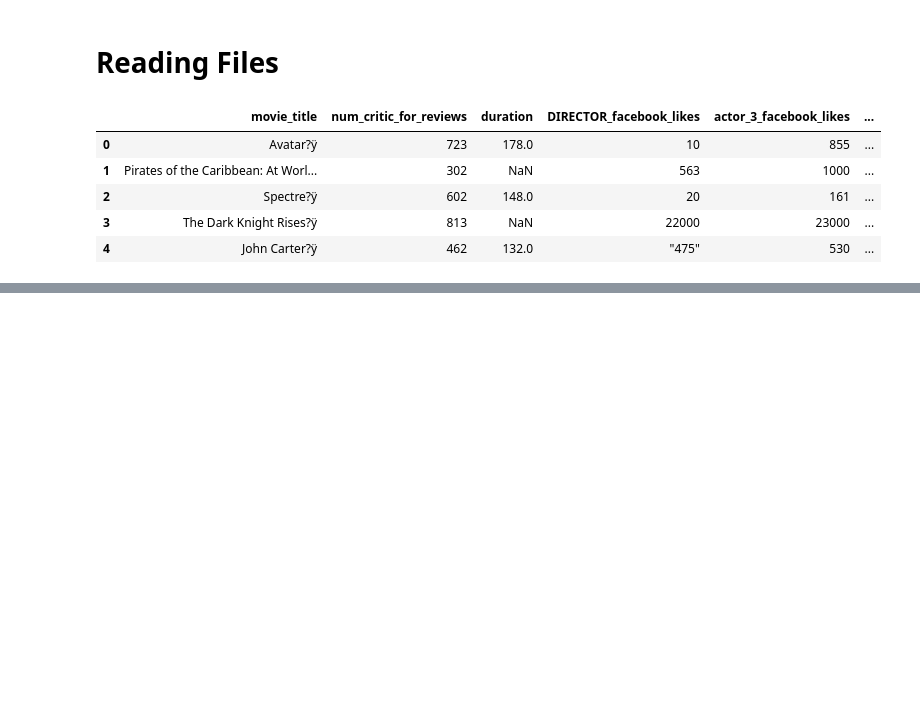
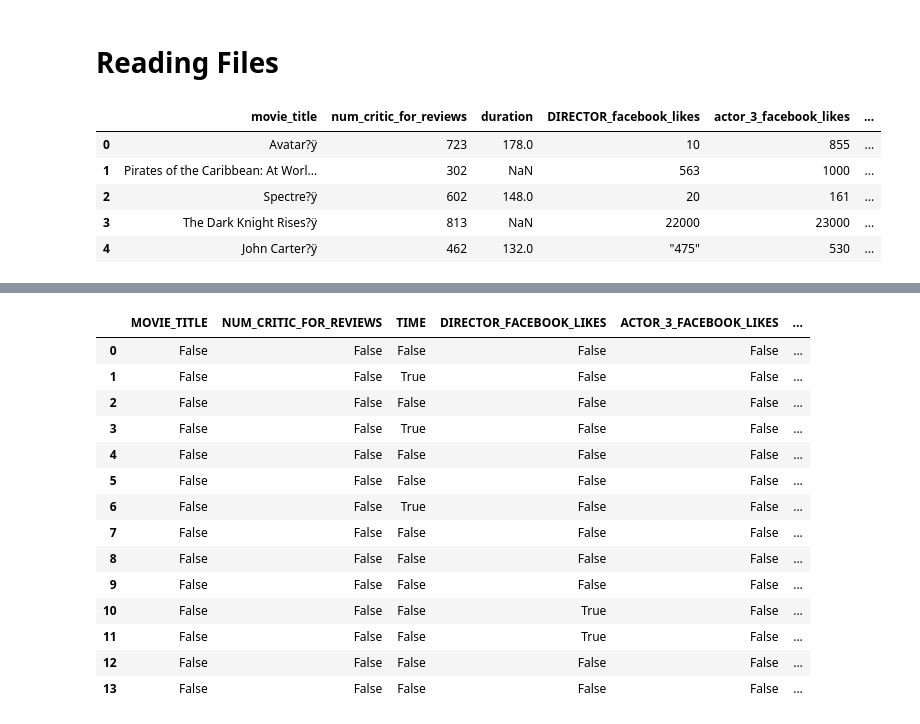
Before and after one commit to dariushazimi/notebooks, a Jupyter notebook: PandasPractices/Data_Cleaning_With_Python.ipynb, the cells around one changed output, grey strips where cells are left out. Drawn from its saved outputs; the diff is of its cells as text; code cells hidden in the pictures; blank space fills up the shorter version.

Commit message:
Dealing with missing values and counting NANs

```diff
--- a/PandasPractices/Data_Cleaning_With_Python.ipynb
+++ b/PandasPractices/Data_Cleaning_With_Python.ipynb
@@ -19,6 +19,6 @@ import pandas as pd
 
 # lets encode the file
 # %%
-df1 = pd.read_csv("unclean_data.csv", encoding="latin1")
+df = pd.read_csv("unclean_data.csv", encoding="latin1")
 # %%
 # You can also open the file in an editor and do a save as with encoding utf8
@@ -32,0 +69,3 @@ df1.head()
+# %%
+df.columns = df.columns.str.upper()
+df.columns
@@ -32,0 +94,5 @@ df1.head()
+# %%
+# But it still shows duration
+# Lets save it in place
+df.rename(columns={"DURATION": "TIME"}, inplace=True)
+df.columns
@@ -32,0 +118,20 @@ df1.head()
+# %%
+df.isnull()
+# anywhere we see True, it means we are missing data
+# to make it easier to read
+# %% [output]
+|  | MOVIE_TITLE | NUM_CRITIC_FOR_REVIEWS | TIME | DIRECTOR_FACEBOOK_LIKES | ACTOR_3_FACEBOOK_LIKES | ... |
+| 0 | False | False | False | False | False | ... |
+| 1 | False | False | True | False | False | ... |
+| 2 | False | False | False | False | False | ... |
+| 3 | False | False | True | False | False | ... |
+| 4 | False | False | False | False | False | ... |
+| 5 | False | False | False | False | False | ... |
+| 6 | False | False | True | False | False | ... |
+| 7 | False | False | False | False | False | ... |
+| 8 | False | False | False | False | False | ... |
+| 9 | False | False | False | False | False | ... |
+| 10 | False | False | False | True | False | ... |
+| 11 | False | False | False | True | False | ... |
+| 12 | False | False | False | False | False | ... |
+| 13 | False | False | False | False | False | ... |
```
Also changed, not shown: parts of 23 cells of this notebook.
